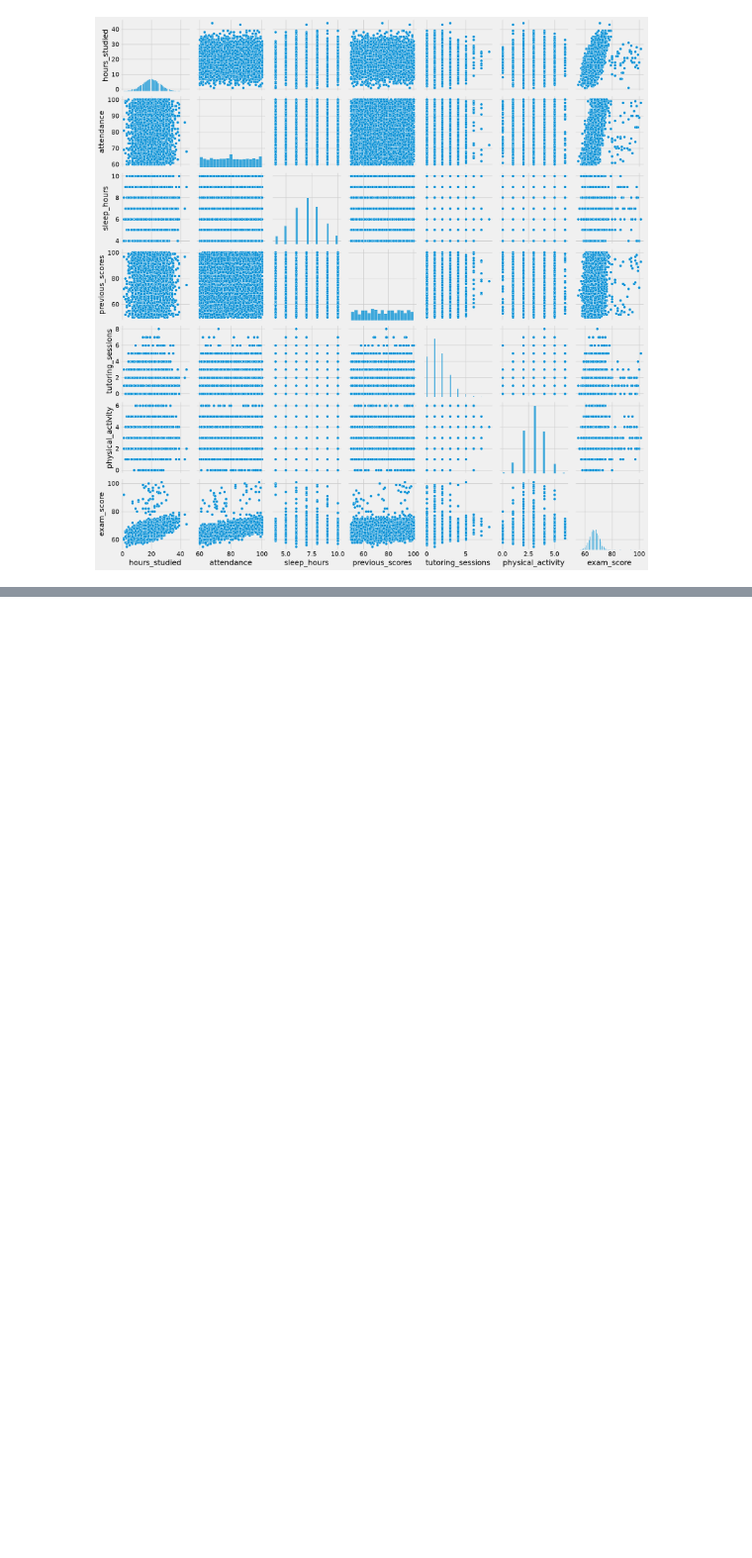
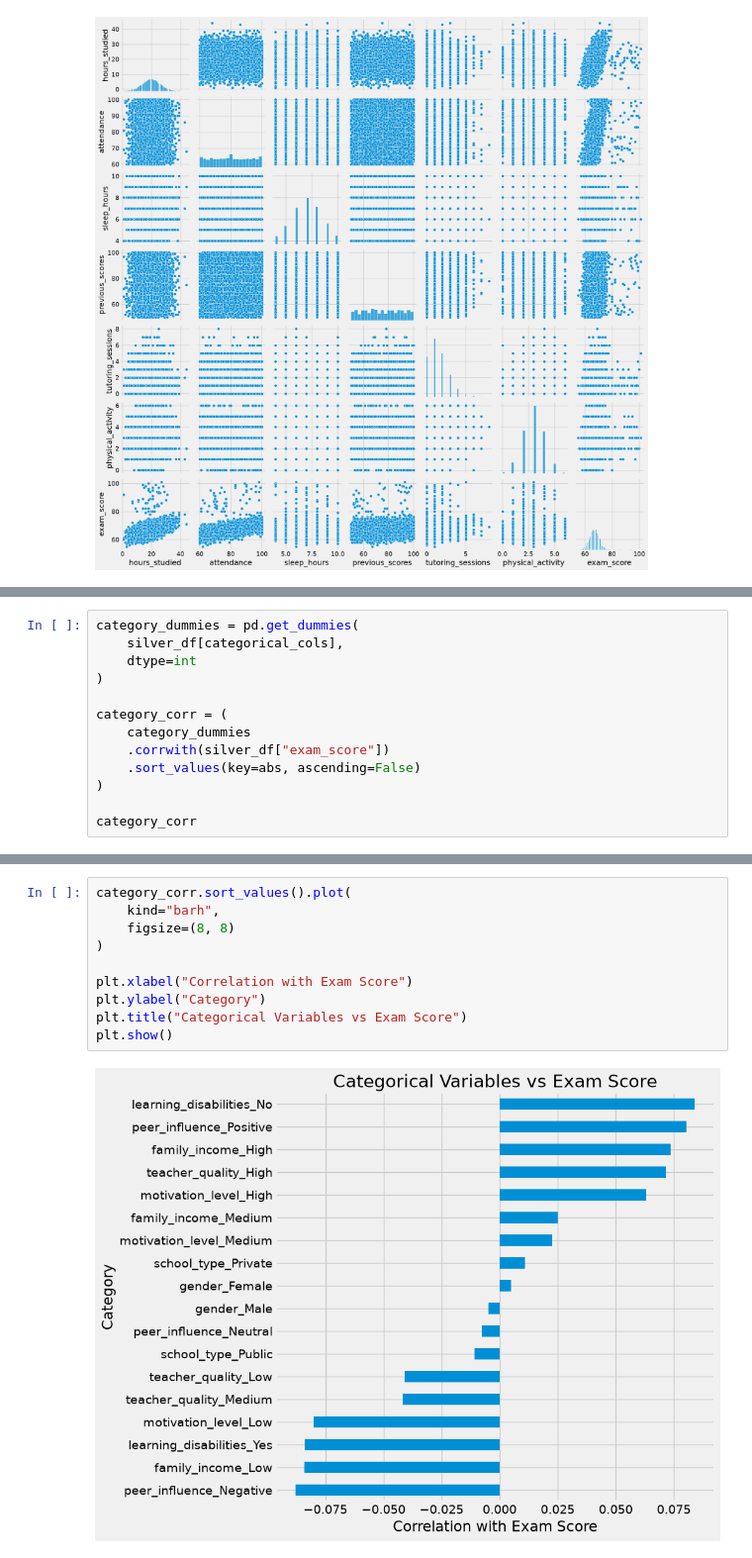
Before and after one commit to Sebastian-Saverino/school-analytics-report-practice, a Jupyter notebook: notebooks/data_explore.ipynb, the cells around one changed output, grey strips where cells are left out. Shown at 99% size. Saved outputs shown, nothing was run; the diff lists cells and outputs as text; blank space fills up the shorter version.

```diff
--- a/notebooks/data_explore.ipynb
+++ b/notebooks/data_explore.ipynb
@@ -312,0 +429,13 @@ sns.pairplot(silver_df, diag_kind="hist")
+# %%
+category_dummies = pd.get_dummies(
+    silver_df[categorical_cols],
+    dtype=int
+)
+
+category_corr = (
+    category_dummies
+    .corrwith(silver_df["exam_score"])
+    .sort_values(key=abs, ascending=False)
+)
+
+category_corr
@@ -312,0 +462,12 @@ sns.pairplot(silver_df, diag_kind="hist")
+# %%
+category_corr.sort_values().plot(
+    kind="barh",
+    figsize=(8, 8)
+)
+
+plt.xlabel("Correlation with Exam Score")
+plt.ylabel("Category")
+plt.title("Categorical Variables vs Exam Score")
+plt.show()
+# %% [output]
+[figure, added]
```
Also changed, not shown: parts of 13 cells of this notebook, 4 other files.
